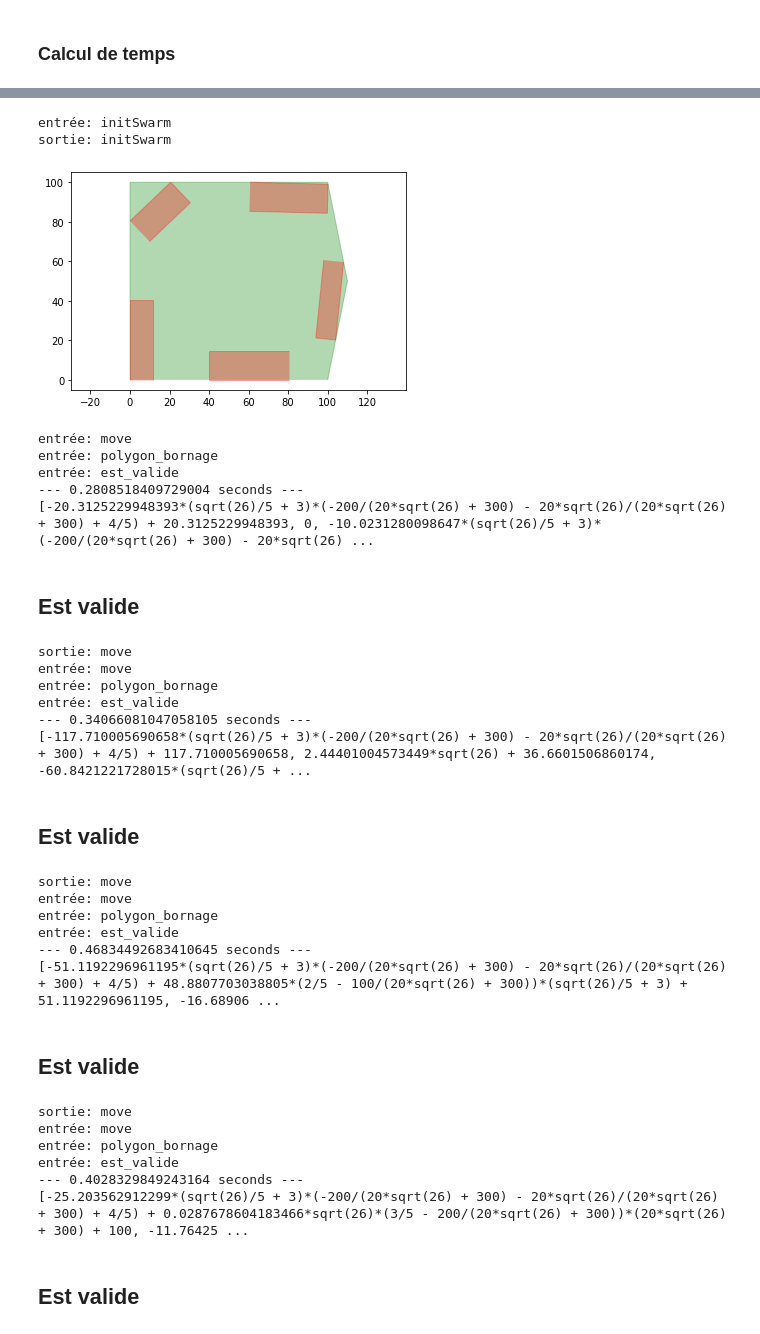
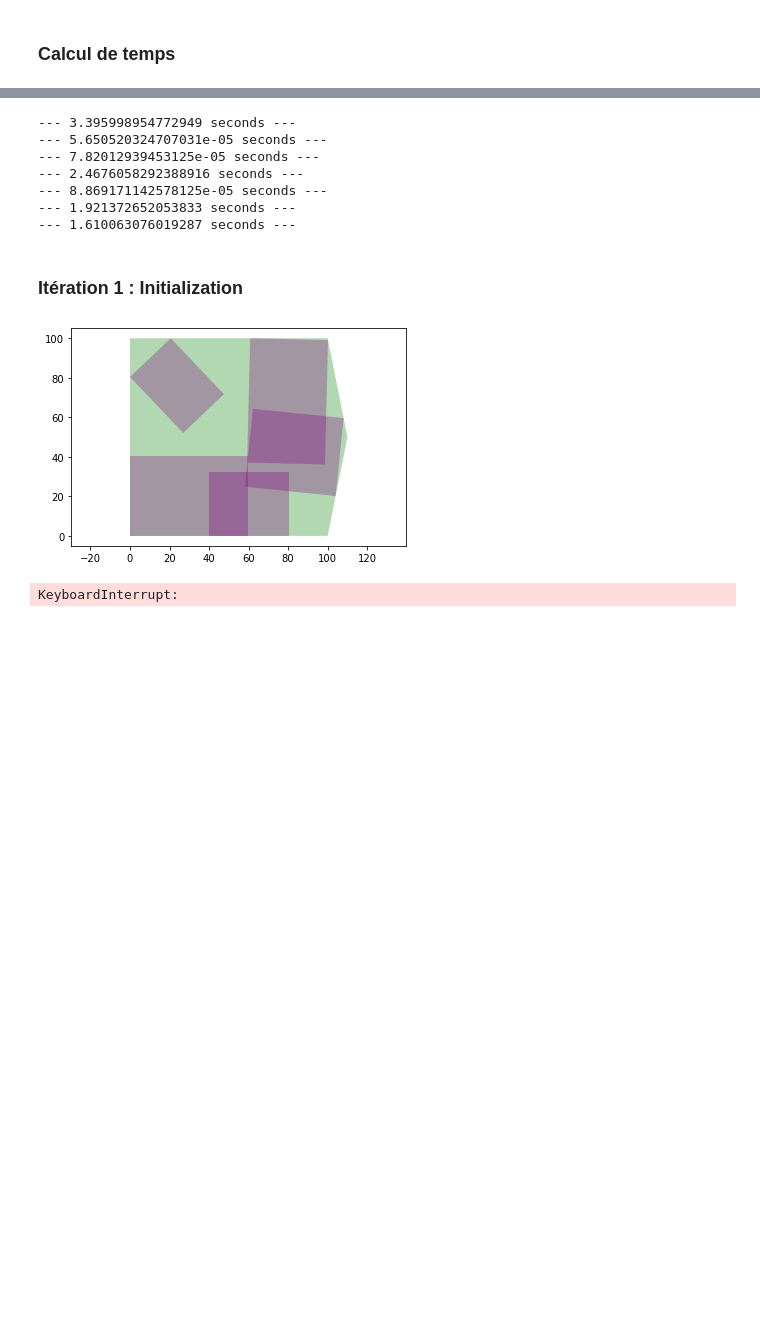
Before and after one commit to iribarnesy/optimize-house-area-on-a-land, a Jupyter notebook: PSO_rectangle.ipynb, the cells around one changed output, grey strips where cells are left out. Drawn from its saved outputs; the diff is of its cells as text; code cells hidden in the pictures; blank space fills up the shorter version.

```diff
--- a/PSO_rectangle.ipynb
+++ b/PSO_rectangle.ipynb
@@ -414,4 +379,40 @@ def move(particle, dim, eval_function, bornage_function):
     return nv
+# %%
+dim = 5
+eval_function = lambda x: Rectangle(*x).area()
+bornage_function = lambda x: polygon_bornage(x, land)
+log_function = lambda x,legend=None,padding=100,colors=["green", "red"]:log_polygons(land, x, colors, legend, padding)
+
+start_time = time.time()
+swarm = initSwarm(20,dim,eval_func=eval_function, land=land)
+print("--- %s seconds ---" % (time.time() - start_time))
+start_time = time.time()
+best = getBest(swarm)
+print("--- %s seconds ---" % (time.time() - start_time))
+start_time = time.time()
+swarm = [update(e,best) for e in swarm]
+print("--- %s seconds ---" % (time.time() - start_time))
+start_time = time.time()
+swarm = [move(particle=e, dim=dim, eval_function=eval_function, bornage_function=bornage_function) for e in swarm]
+print("--- %s seconds ---" % (time.time() - start_time))
+start_time = time.time()
+log_function(map(lambda s: s["pos"], swarm), colors=["green", "purple"], legend="Swarm")
+print("--- %s seconds ---" % (time.time() - start_time))
+start_time = time.time()
+[bornage_function(e["pos"]) for e in swarm]
+print("--- %s seconds ---" % (time.time() - start_time))
+rects = [Rectangle(*e["pos"]).to_rect() for e in swarm]
+start_time = time.time()
+[is_valid(r, land) for r in rects]
+print("--- %s seconds ---" % (time.time() - start_time))
+# %% [output]
+--- 3.395998954772949 seconds ---
+--- 5.650520324707031e-05 seconds ---
+--- 7.82012939453125e-05 seconds ---
+--- 2.4676058292388916 seconds ---
+--- 8.869171142578125e-05 seconds ---
+--- 1.921372652053833 seconds ---
+--- 1.610063076019287 seconds ---
 # %%
 # MAIN LOOP
 LAND = land
@@ -421,7 +422,7 @@ def fit(eval_function, bornage_function, nb_particle=Nb_particle, dim=5, nb_cycl
 
     # initialization of the population
     swarm = initSwarm(nb_particle,dim,eval_func=eval_function, land=LAND)
-    draw_polygons([land]+[sol_to_rect(sol["pos"]) for sol in swarm], colors=["green", "red"])
+    log_function(map(lambda s: s["pos"], swarm), colors=["green", "purple"], legend="Initialization", padding=1)
     # initialization of the best solution
     best = getBest(swarm)
     best_cycle = best
@@ -431,7 +432,7 @@ def fit(eval_function, bornage_function, nb_particle=Nb_particle, dim=5, nb_cycl
         swarm = [update(e,best_cycle) for e in swarm]
         # velocity calculations and displacement
         swarm = [move(particle=e, dim=dim, eval_function=eval_function, bornage_function=bornage_function) for e in swarm]
-        draw_polygons([land]+[sol_to_rect(sol["pos"]) for sol in swarm], colors=["green", "red"])
+        log_function(map(lambda s: s["pos"], swarm), colors=["green", "purple"], legend="Swarm")
         # Update of the best solution
         best_cycle = getBest(swarm)
         if (best_cycle["bestfit"] > best["bestfit"]):
@@ -443,49 +444,22 @@ def fit(eval_function, bornage_function, nb_particle=Nb_particle, dim=5, nb_cycl
             Htemps.append(i)
             Hbest.append(best['bestfit'])
 
-        log_function(best['pos'])
+        log_function(best['pos'], legend="Best", colors=["green", "blue"])
 
     # END, displaying results
     Htemps.append(i)
     Hbest.append(best['bestfit'])
 
     #displaying result on the console
-    dispRes(best)
+    print(best)
 # %%
 fit(eval_function=lambda x: Rectangle(*x).area(),
     bornage_function=lambda x: polygon_bornage(x, land),
-    log_function=lambda x:draw_polygons([land, sol_to_rect(x)], colors=["green", "brown"]),
+    log_function=lambda x,legend=None,padding=100,colors=["green", "red"]:log_polygons(land, x, colors, legend, padding),
     nb_particle=5,
     dim=5,
     nb_cycles=200)
 # %% [output]
+### Itération 1 : Initialization
+[figure, new version]
-entrée: initSwarm
-sortie: initSwarm
+KeyboardInterrupt:
-[figure, old version]
-entrée: move
-entrée: polygon_bornage
-entrée: est_valide
---- 0.2808518409729004 seconds ---
-[-20.3125229948393*(sqrt(26)/5 + 3)*(-200/(20*sqrt(26) + 300) - 20*sqrt(26)/(20*sqrt(26) + 300) + 4/5) + 20.3125229948393, 0, -10.0231280098647*(sqrt(26)/5 + 3)*(-200/(20*sqrt(26) + 300) - 20*sqrt(26) ...
-## Est valide
-sortie: move
-entrée: move
-entrée: polygon_bornage
-entrée: est_valide
---- 0.34066081047058105 seconds ---
-[-117.710005690658*(sqrt(26)/5 + 3)*(-200/(20*sqrt(26) + 300) - 20*sqrt(26)/(20*sqrt(26) + 300) + 4/5) + 117.710005690658, 2.44401004573449*sqrt(26) + 36.6601506860174, -60.8421221728015*(sqrt(26)/5 + ...
-## Est valide
-sortie: move
-entrée: move
-entrée: polygon_bornage
-entrée: est_valide
---- 0.46834492683410645 seconds ---
-[-51.1192296961195*(sqrt(26)/5 + 3)*(-200/(20*sqrt(26) + 300) - 20*sqrt(26)/(20*sqrt(26) + 300) + 4/5) + 48.8807703038805*(2/5 - 100/(20*sqrt(26) + 300))*(sqrt(26)/5 + 3) + 51.1192296961195, -16.68906 ...
-## Est valide
-sortie: move
-entrée: move
-entrée: polygon_bornage
-entrée: est_valide
---- 0.4028329849243164 seconds ---
-[-25.203562912299*(sqrt(26)/5 + 3)*(-200/(20*sqrt(26) + 300) - 20*sqrt(26)/(20*sqrt(26) + 300) + 4/5) + 0.0287678604183466*sqrt(26)*(3/5 - 200/(20*sqrt(26) + 300))*(20*sqrt(26) + 300) + 100, -11.76425 ...
-## Est valide
```
Also changed, not shown: parts of 19 cells of this notebook.
